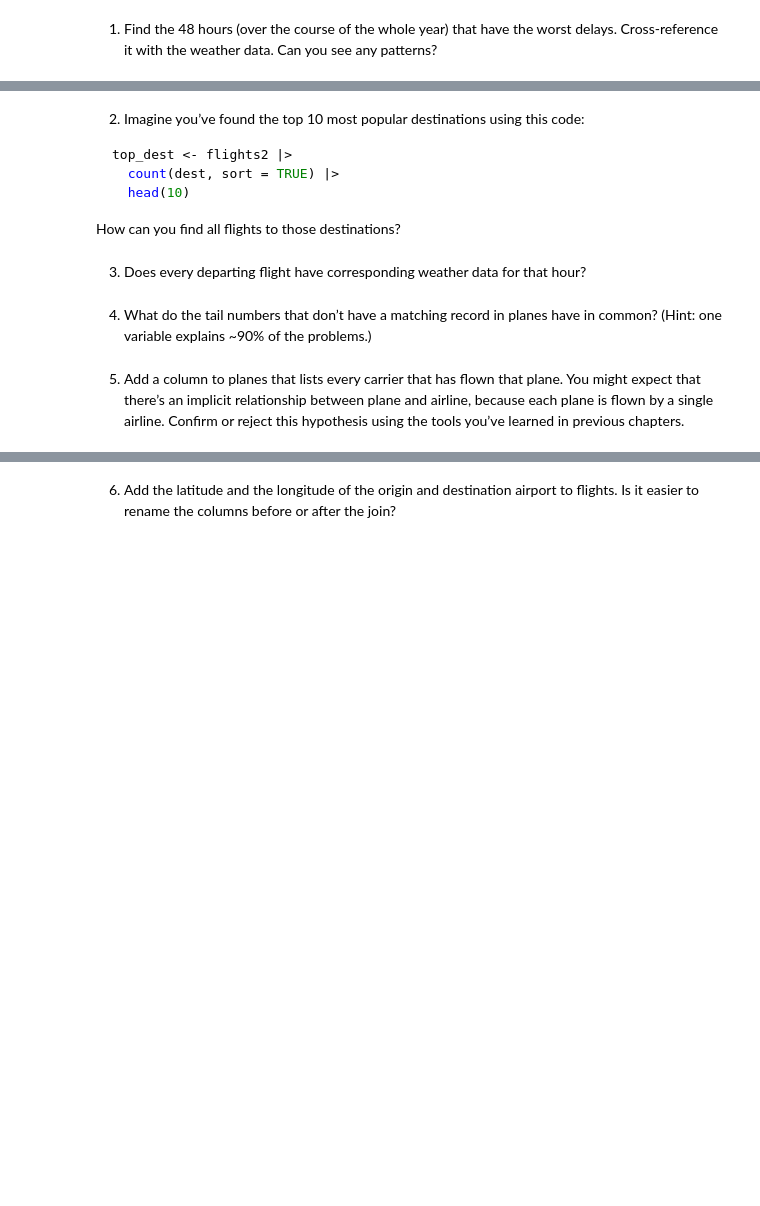
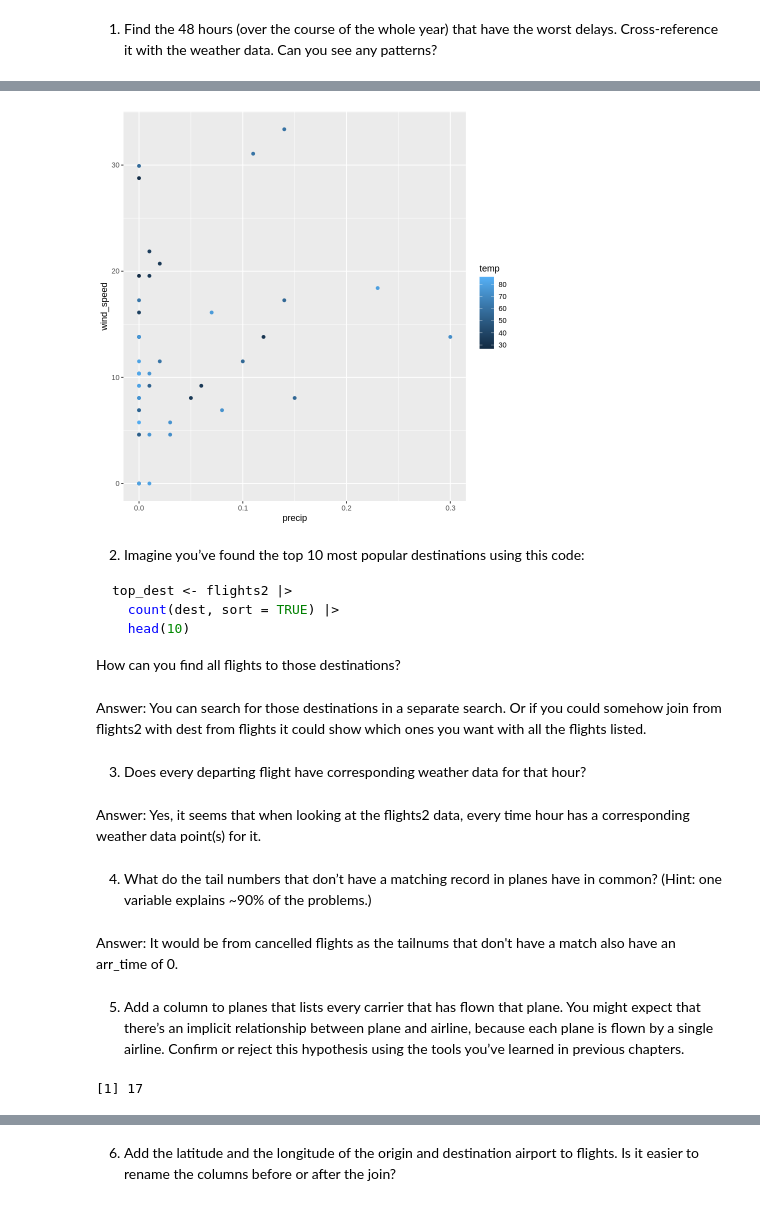
Before and after one commit to swill04/R4DS_exercises, a Jupyter notebook: week10_hw.ipynb, the cells around one changed output, grey strips where cells are left out. Saved outputs shown, nothing was run; the diff lists cells and outputs as text; code cells hidden in the pictures; blank space fills up the shorter version.

````diff
--- a/week10_hw.ipynb
+++ b/week10_hw.ipynb
@@ -236,3 +238,11 @@ A data.frame: 51368 × 30
 ## 19.3.4 Assignments
 # %% [markdown]
 1. Find the 48 hours (over the course of the whole year) that have the worst delays. Cross-reference it with the weather data. Can you see any patterns?
+# %%
+worst_hours <- flights |>
+  mutate(hour = sched_dep_time %/% 100) |>
+  group_by(origin, year, month, day, hour) |>
+  summarise(dep_delay = mean(dep_delay, na.rm = TRUE)) |>
+  ungroup() |>
+  arrange(desc(dep_delay)) |>
+  slice(1:48)
@@ -238,0 +252,5 @@ A data.frame: 51368 × 30
+# %%
+weather_most_delayed <- semi_join(weather, worst_hours,
+  by = c(
+    "origin", "year",
+    "month", "day", "hour"))
@@ -239,3 +278,8 @@ A data.frame: 51368 × 30
+# %%
+ggplot(weather_most_delayed, aes(x = precip, y = wind_speed, color = temp)) +
+  geom_point()
+# %% [output]
+[figure, added]
 # %% [markdown]
 2. Imagine you’ve found the top 10 most popular destinations using this code:
 ```r
@@ -244,9 +288,15 @@ top_dest <- flights2 |>
   head(10)
 ```
 How can you find all flights to those destinations?
+# %% [markdown]
+Answer: You can search for those destinations in a separate search. Or if you could somehow join from flights2 with dest from flights it could show which ones you want with all the flights listed.
 # %% [markdown]
 3. Does every departing flight have corresponding weather data for that hour?
+# %% [markdown]
+Answer: Yes, it seems that when looking at the flights2 data, every time hour has a corresponding weather data point(s) for it.
 # %% [markdown]
 4. What do the tail numbers that don’t have a matching record in planes have in common? (Hint: one variable explains ~90% of the problems.)
+# %% [markdown]
+Answer: It would be from cancelled flights as the tailnums that don't have a match also have an arr_time of 0.
 # %% [markdown]
 5. Add a column to planes that lists every carrier that has flown that plane. You might expect that there’s an implicit relationship between plane and airline, because each plane is flown by a single airline. Confirm or reject this hypothesis using the tools you’ve learned in previous chapters.
@@ -252,0 +307,7 @@ How can you find all flights to those destinations?
+# %%
+planes_carriers |>
+  count(tailnum) |>
+  filter(n > 1) |>
+  nrow()
+# %% [output]
+[1] 17
````
Also changed, not shown: parts of 5 cells of this notebook.
